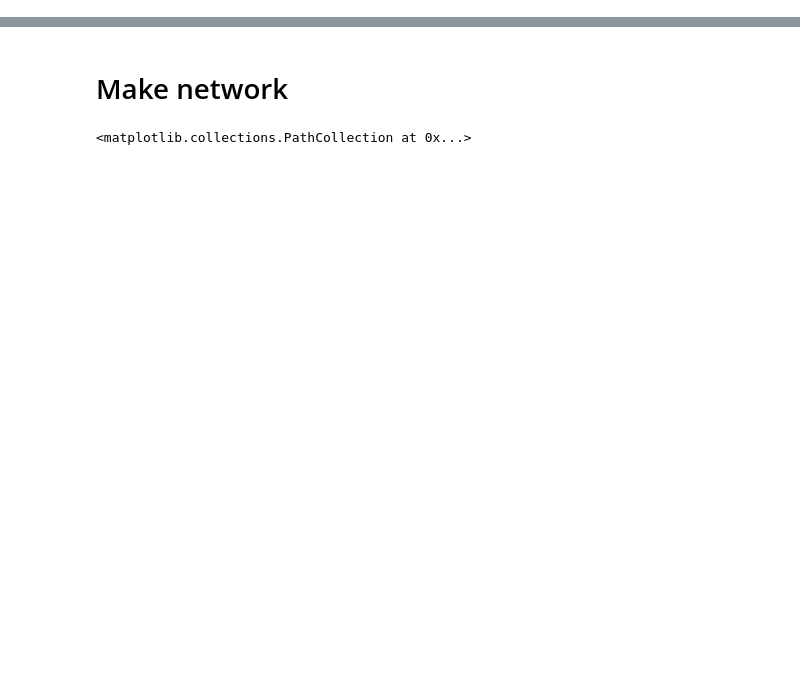
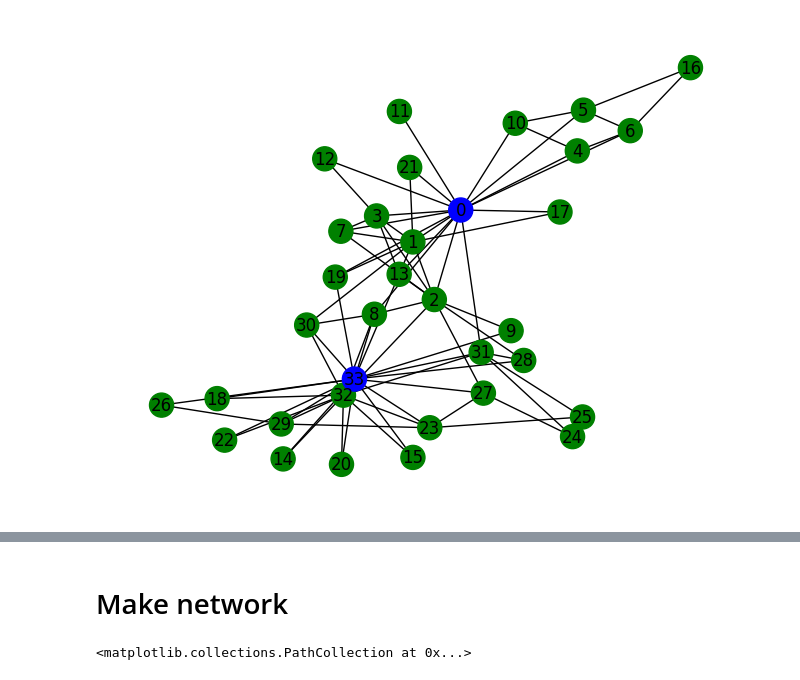
Before and after one commit to TAUforPython/machinelearning, a Jupyter notebook: GNN simple example Graph Convolution Network.ipynb, the cells around one changed output, grey strips where cells are left out. Cells and saved outputs as stored; diff of their text form; code cells hidden in the pictures; blank space fills up the shorter version.

```diff
--- a/GNN simple example Graph Convolution Network.ipynb
+++ b/GNN simple example Graph Convolution Network.ipynb
@@ -79,0 +97,11 @@ X=torch.eye(A.size(0))
+# %%
+color_map = []
+for node in G:
+    if node == 0 or node == 33:
+        color_map.append('blue')
+    else:
+        color_map.append('green')
+nx.draw(G, node_color=color_map, with_labels=True)
+plt.show()
+# %% [output]
+[figure, added]
```
Also changed, not shown: parts of 13 cells of this notebook.
